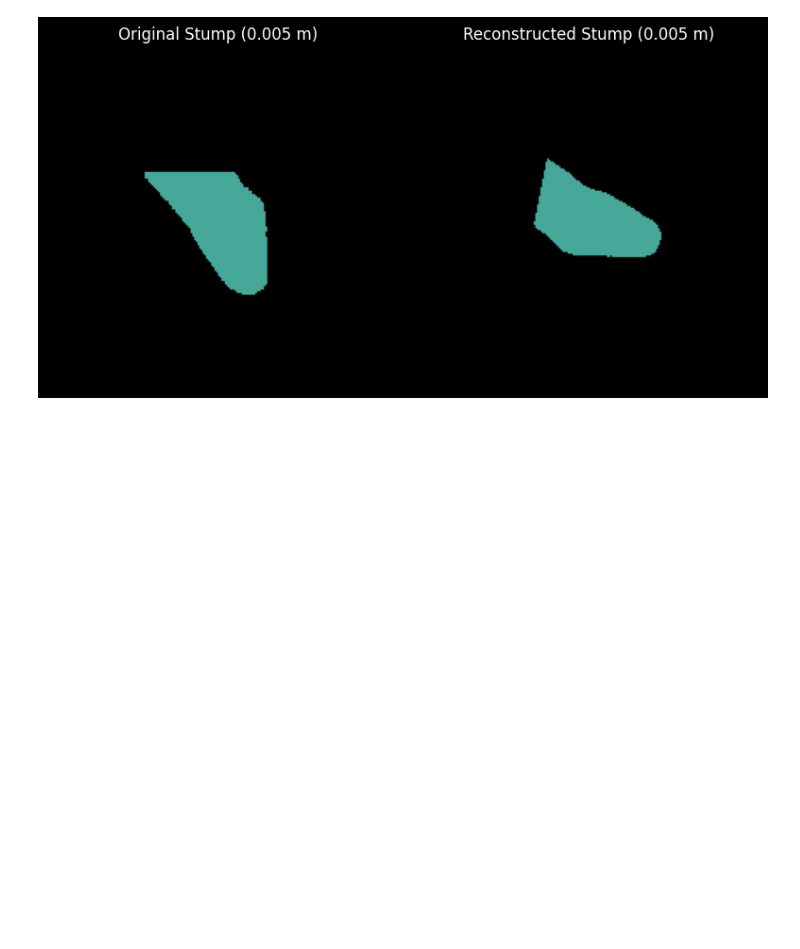
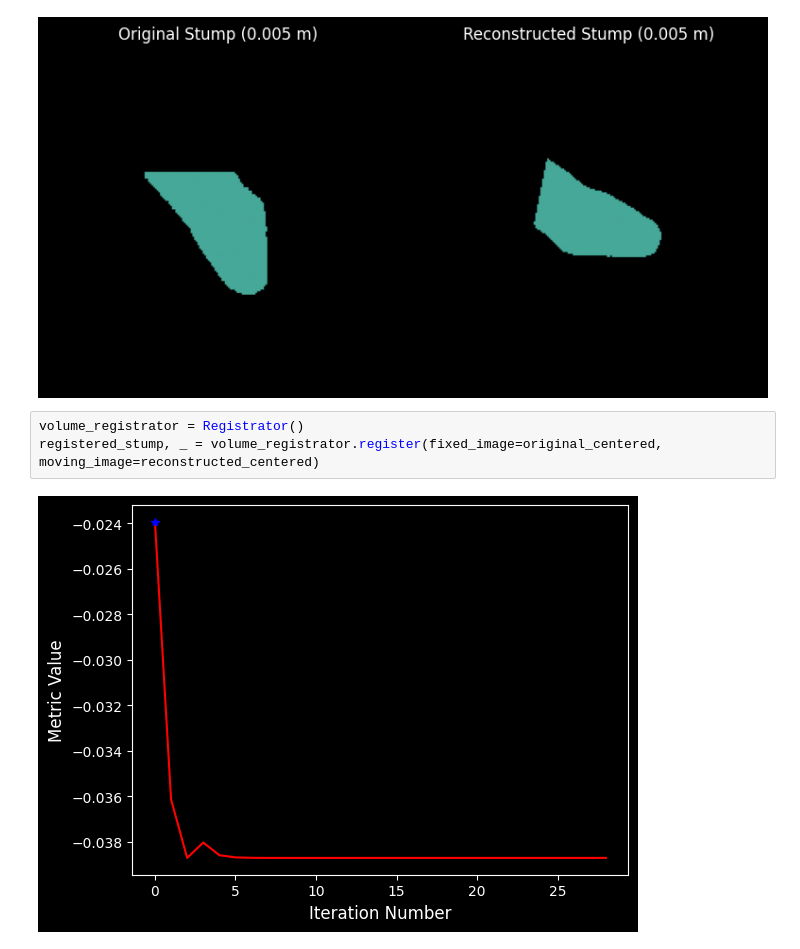
Before and after one commit to GuilhermeCosta-Ferreira/ARM-SOFT-Scanning, a Jupyter notebook: 3d_reconstruction/03_result_analysis.ipynb, the cells around one changed output. Cells and saved outputs as stored; diff of their text form; blank space fills up the shorter version.

Commit message:
Adding rigid registration and registrator class

```diff
--- a/3d_reconstruction/03_result_analysis.ipynb
+++ b/3d_reconstruction/03_result_analysis.ipynb
@@ -88,3 +89,8 @@ plt.tight_layout()
 plt.show()
 # %% [output]
 [figure]
+# %%
+volume_registrator = Registrator()
+registered_stump, _ = volume_registrator.register(fixed_image=original_centered, moving_image=reconstructed_centered)
+# %% [output]
+[figure, added]
```
Also changed, not shown: parts of 2 cells of this notebook, 8 other files.
